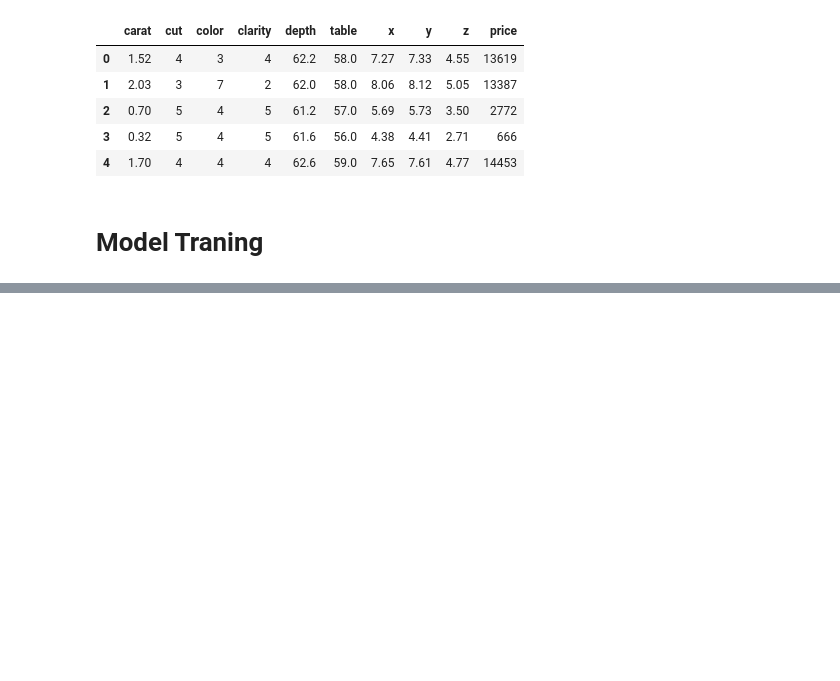
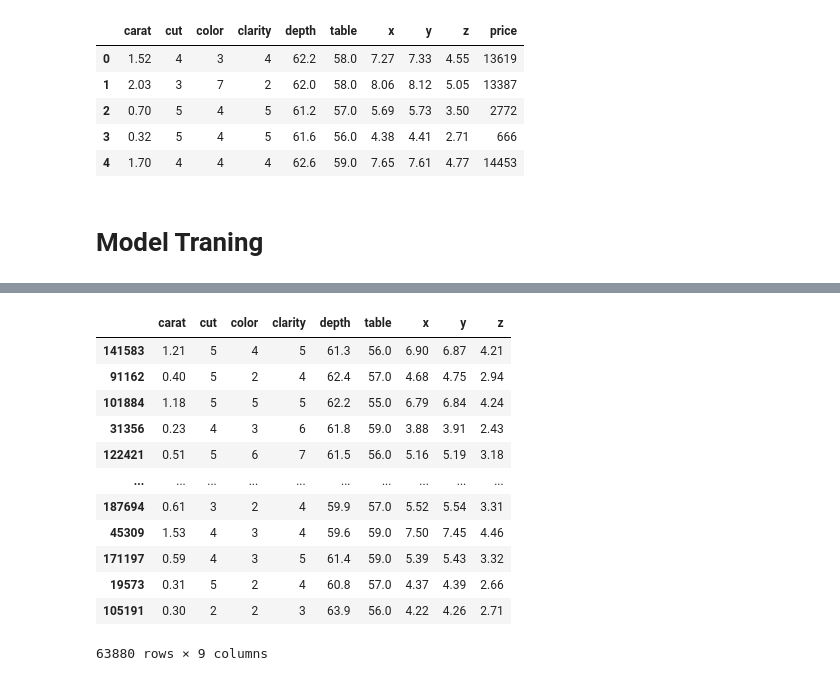
Before and after one commit to rahulpulate/ML-Dimond-, a Jupyter notebook: ML(Dimond Price).ipynb, the cells around one changed output, grey strips where cells are left out. Saved outputs shown, nothing was run; the diff lists cells and outputs as text; code cells hidden in the pictures; blank space fills up the shorter version.

```diff
--- a/ML(Dimond Price).ipynb
+++ b/ML(Dimond Price).ipynb
@@ -314,5 +267,5 @@ df.head()
 # %%
 # targeret colummn is dependent features and other independent featres
 # %%
-df = pd.read_csv("https://raw.githubusercontent.com/Datacouncil11/Diamond_Price_Modelling/main/gemstone.csv")
+X=df.drop(labels=['price'],axis=1)
 # %%
@@ -333,2 +294,3 @@ Categorical_columns = x.select_dtypes(include='object').columns
 # %%
-Categorical_columns
+X_train, X_test, y_train, y_test = train_test_split(
+X, y, test_size=0.33, random_state=36)
@@ -353,0 +350,16 @@ NameError: name 'Simpleimputer' is not defined
+# %%
+X_test
+# %% [output]
+|  | carat | cut | color | clarity | depth | table | x | y | z |
+| 141583 | 1.21 | 5 | 4 | 5 | 61.3 | 56.0 | 6.90 | 6.87 | 4.21 |
+| 91162 | 0.40 | 5 | 2 | 4 | 62.4 | 57.0 | 4.68 | 4.75 | 2.94 |
+| 101884 | 1.18 | 5 | 5 | 5 | 62.2 | 55.0 | 6.79 | 6.84 | 4.24 |
+| 31356 | 0.23 | 4 | 3 | 6 | 61.8 | 59.0 | 3.88 | 3.91 | 2.43 |
+| 122421 | 0.51 | 5 | 6 | 7 | 61.5 | 56.0 | 5.16 | 5.19 | 3.18 |
+| ... | ... | ... | ... | ... | ... | ... | ... | ... | ... |
+| 187694 | 0.61 | 3 | 2 | 4 | 59.9 | 57.0 | 5.52 | 5.54 | 3.31 |
+| 45309 | 1.53 | 4 | 3 | 4 | 59.6 | 59.0 | 7.50 | 7.45 | 4.46 |
+| 171197 | 0.59 | 4 | 3 | 5 | 61.4 | 59.0 | 5.39 | 5.43 | 3.32 |
+| 19573 | 0.31 | 5 | 2 | 4 | 60.8 | 57.0 | 4.37 | 4.39 | 2.66 |
+| 105191 | 0.30 | 2 | 2 | 3 | 63.9 | 56.0 | 4.22 | 4.26 | 2.71 |
+63880 rows × 9 columns
```
Also changed, not shown: parts of 48 cells of this notebook.
